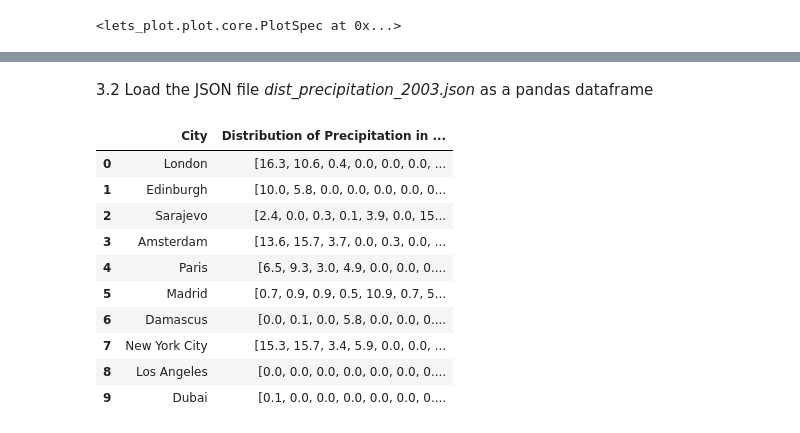
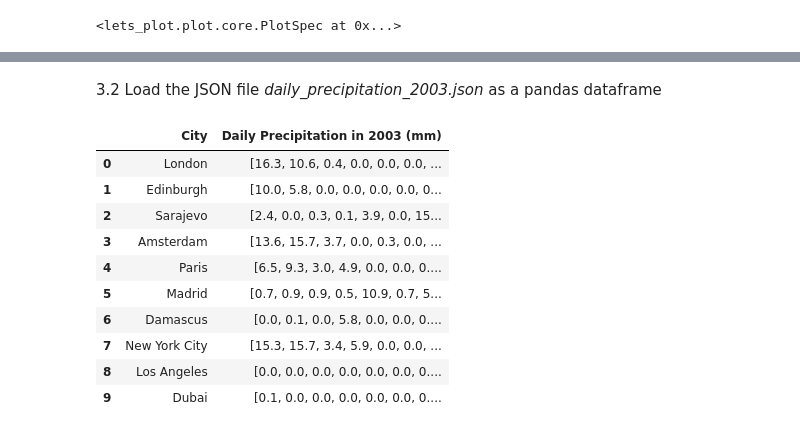
Before and after one commit to nadiabegic/global-weather-analysis, a Jupyter notebook: code/NB02 - Data Analysis.ipynb, the cells around one changed output, grey strips where cells are left out. Cells and saved outputs as stored; diff of their text form; code cells hidden in the pictures.

```diff
--- a/code/NB02 - Data Analysis.ipynb
+++ b/code/NB02 - Data Analysis.ipynb
@@ -252,7 +193,7 @@ df_total_prec_melted = df_total_prec.melt(id_vars=['City'],
 # %%
-with open('../data/dist_precipitation_2023.json', 'r') as file:
-    dist_prec_2023_data = json.load(file)
+with open('../data/daily_precipitation_2023.json', 'r') as file:
+    daily_prec_2023_data = json.load(file)
 
-df_dist_prec_2023 = pd.DataFrame(list(dist_prec_2023_data.items()), columns=['City', 'Distribution of Precipitation in 2023 (mm)'])
-df_dist_prec_2023
+df_daily_prec_2023 = pd.DataFrame(list(daily_prec_2023_data.items()), columns=['City', 'Daily Precipitation in 2023 (mm)'])
+df_daily_prec_2023
 # %% [output]
@@ -279,13 +244,13 @@ Name: Distribution of Precipitation in 2023 (mm), dtype: object
 # %% [markdown]
-3.2 Load the JSON file _dist_precipitation_2003.json_ as a pandas dataframe
+3.2 Load the JSON file _daily_precipitation_2003.json_ as a pandas dataframe
 # %%
-with open('../data/dist_precipitation_2003.json', 'r') as file:
-    dist_prec_2003_data = json.load(file)
+with open('../data/daily_precipitation_2003.json', 'r') as file:
+    daily_prec_2003_data = json.load(file)
 
-df_dist_prec_2003 = pd.DataFrame(list(dist_prec_2003_data.items()), columns=['City', 'Distribution of Precipitation in 2003 (mm)'])
-df_dist_prec_2003
+df_daily_prec_2003 = pd.DataFrame(list(daily_prec_2003_data.items()), columns=['City', 'Daily Precipitation in 2003 (mm)'])
+df_daily_prec_2003
 # %% [output]
-|  | City | Distribution of Precipitation in ... |
+|  | City | Daily Precipitation in 2003 (mm) |
 | 0 | London | [16.3, 10.6, 0.4, 0.0, 0.0, 0.0, ... |
 | 1 | Edinburgh | [10.0, 5.8, 0.0, 0.0, 0.0, 0.0, 0... |
 | 2 | Sarajevo | [2.4, 0.0, 0.3, 0.1, 3.9, 0.0, 15... |
```
Also changed, not shown: parts of 25 cells of this notebook.
